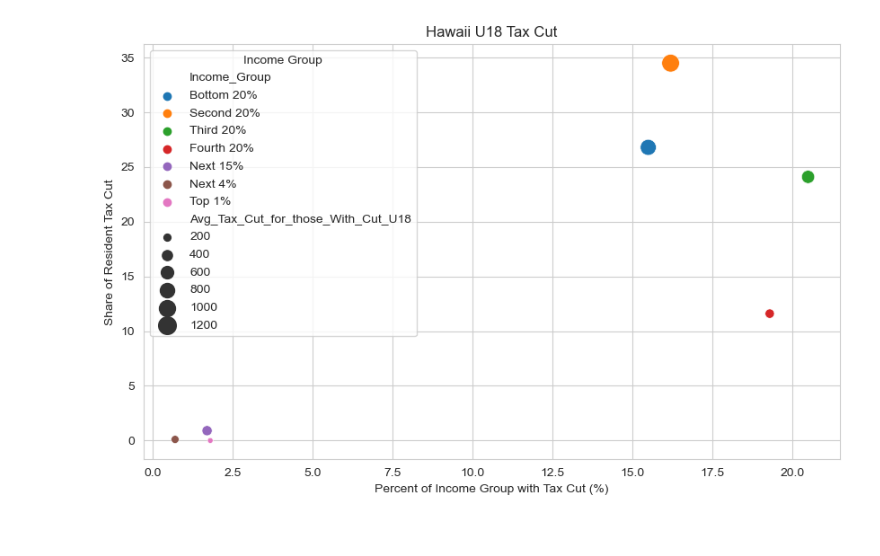
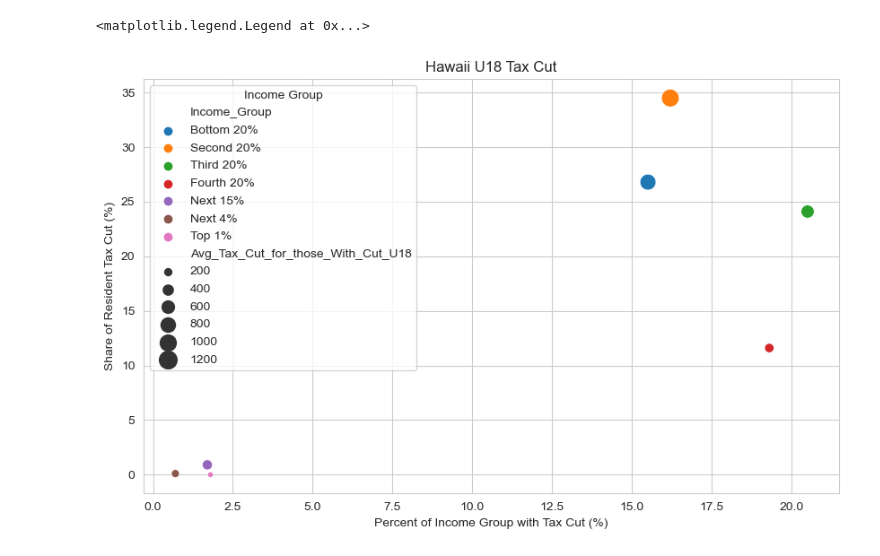
Before and after one commit to NSF-ALL-SPICE-Alliance/HI-Appleseed, a Jupyter notebook: tax_cut.ipynb, the cells around one changed output. Saved outputs shown, nothing was run; the diff lists cells and outputs as text; code cells hidden in the pictures.

```diff
--- a/tax_cut.ipynb
+++ b/tax_cut.ipynb
@@ -16,4 +35,4 @@ data = {
     'Share_of_Resident_Tax_Cut_U18': [26.8, 34.5, 24.1, 11.6, 0.9, 0.1, 0.0]
 }
 
-income_data = pd.DataFrame(data)
+ctc_data = pd.DataFrame(data)
@@ -31,24 +92,22 @@ income_data
 # %%
 # Set up the plot style
 sns.set_style("whitegrid")
 
 # Create the scatter plot
 plt.figure(figsize=(10, 6))
-sns.scatterplot(data=income_data,
+sns.scatterplot(data=ctc_data,
                 x='Percent_with_Income_Tax_Cut_U18',
                 y='Share_of_Resident_Tax_Cut_U18',
                 hue='Income_Group',
                 size='Avg_Tax_Cut_for_those_With_Cut_U18',
                 sizes=(20, 200),
                 palette='tab10')
 
 # Set plot labels and title
 plt.xlabel("Percent of Income Group with Tax Cut (%)")
-plt.ylabel("Share of Resident Tax Cut")
+plt.ylabel("Share of Resident Tax Cut (%)")
 plt.title("Hawaii U18 Tax Cut")
 plt.legend(title="Income Group")
-
-# Show the plot
-plt.show()
 # %% [output]
+<matplotlib.legend.Legend at 0x...>
-[figure, old version]
+[figure, new version]
```
Also changed, not shown: parts of 13 cells of this notebook.
